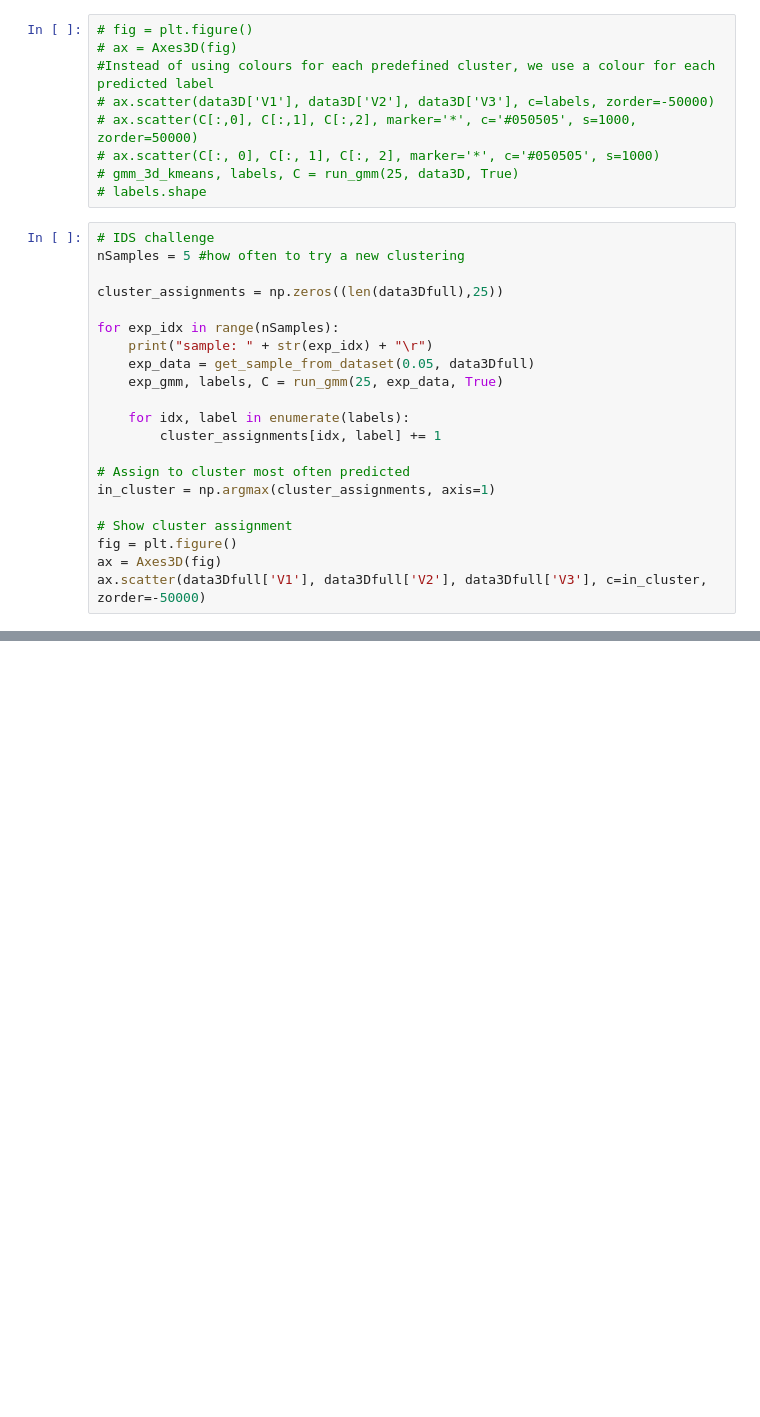
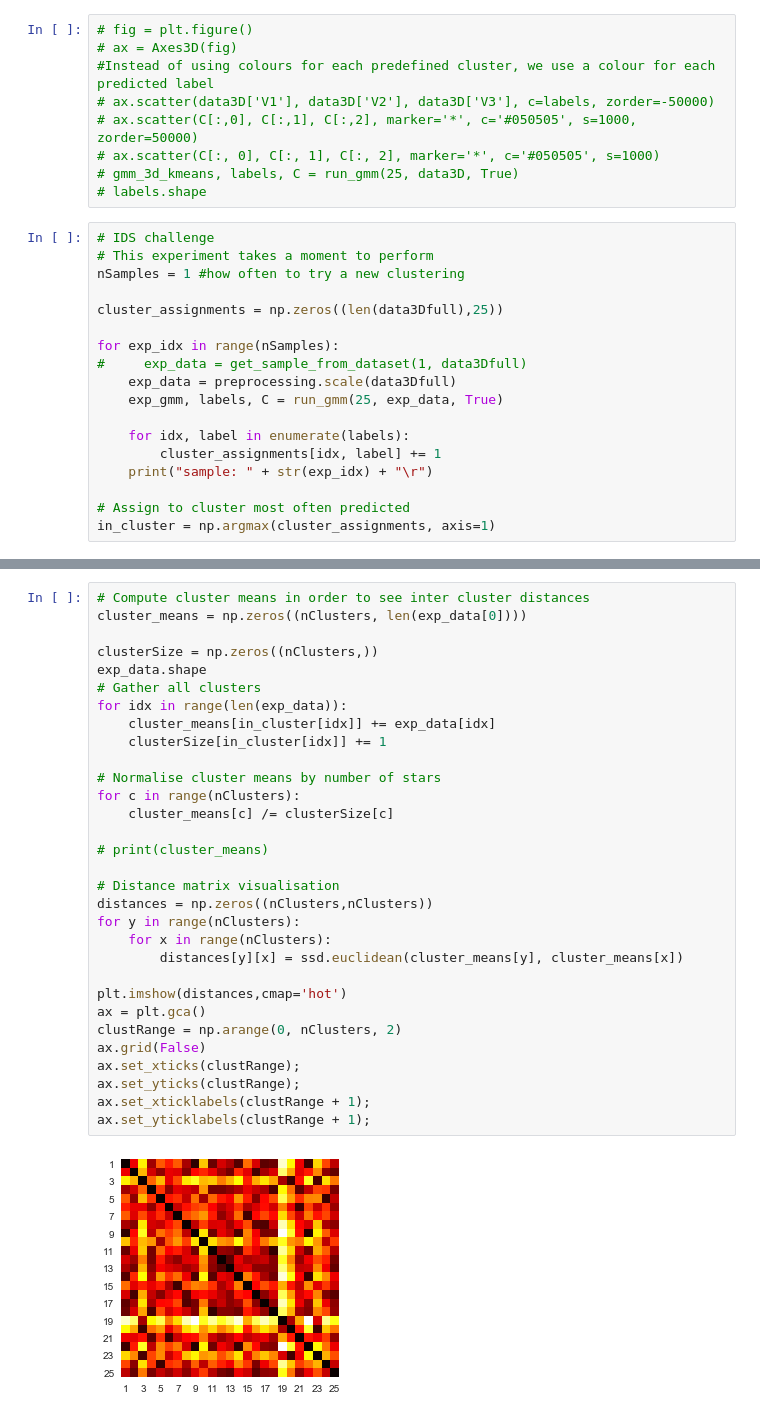
Before and after one commit to charx7/rug-ids-2018, a Jupyter notebook: Assignment_6/Exercise4.ipynb, the cells around one changed output, grey strips where cells are left out. Drawn from its saved outputs; the diff is of its cells as text; blank space fills up the shorter version.

Commit message:
Mode clustering and cluster mean distance matrix. Saving cluster assignment

```diff
--- a/Assignment_6/Exercise4.ipynb
+++ b/Assignment_6/Exercise4.ipynb
@@ -108,24 +109,21 @@ gmm_6d_random likelihood:  0.0 std: 0.0
 # labels.shape
 # %%
 # IDS challenge
-nSamples = 5 #how often to try a new clustering
+# This experiment takes a moment to perform
+nSamples = 1 #how often to try a new clustering
 
 cluster_assignments = np.zeros((len(data3Dfull),25))
 
 for exp_idx in range(nSamples):
-    print("sample: " + str(exp_idx) + "\r")
-    exp_data = get_sample_from_dataset(0.05, data3Dfull)
+#     exp_data = get_sample_from_dataset(1, data3Dfull)
+    exp_data = preprocessing.scale(data3Dfull)
     exp_gmm, labels, C = run_gmm(25, exp_data, True)
 
     for idx, label in enumerate(labels):
         cluster_assignments[idx, label] += 1
+    print("sample: " + str(exp_idx) + "\r")
 
 # Assign to cluster most often predicted
 in_cluster = np.argmax(cluster_assignments, axis=1)
-
-# Show cluster assignment
-fig = plt.figure()
-ax = Axes3D(fig)
-ax.scatter(data3Dfull['V1'], data3Dfull['V2'], data3Dfull['V3'], c=in_cluster, zorder=-50000)
 # %% [output]
 sample: 0
@@ -158,0 +140,33 @@ in_cluster[0]
+# %%
+# Compute cluster means in order to see inter cluster distances
+cluster_means = np.zeros((nClusters, len(exp_data[0])))
+
+clusterSize = np.zeros((nClusters,))
+exp_data.shape
+# Gather all clusters
+for idx in range(len(exp_data)):
+    cluster_means[in_cluster[idx]] += exp_data[idx]
+    clusterSize[in_cluster[idx]] += 1
+
+# Normalise cluster means by number of stars
+for c in range(nClusters):
+    cluster_means[c] /= clusterSize[c]
+
+# print(cluster_means)
+
+# Distance matrix visualisation
+distances = np.zeros((nClusters,nClusters))
+for y in range(nClusters):
+    for x in range(nClusters):
+        distances[y][x] = ssd.euclidean(cluster_means[y], cluster_means[x])
+
+plt.imshow(distances,cmap='hot')
+ax = plt.gca()
+clustRange = np.arange(0, nClusters, 2)
+ax.grid(False)
+ax.set_xticks(clustRange);
+ax.set_yticks(clustRange);
+ax.set_xticklabels(clustRange + 1);
+ax.set_yticklabels(clustRange + 1);
+# %% [output]
+[figure, added]
```
Also changed, not shown: parts of 6 cells of this notebook.
